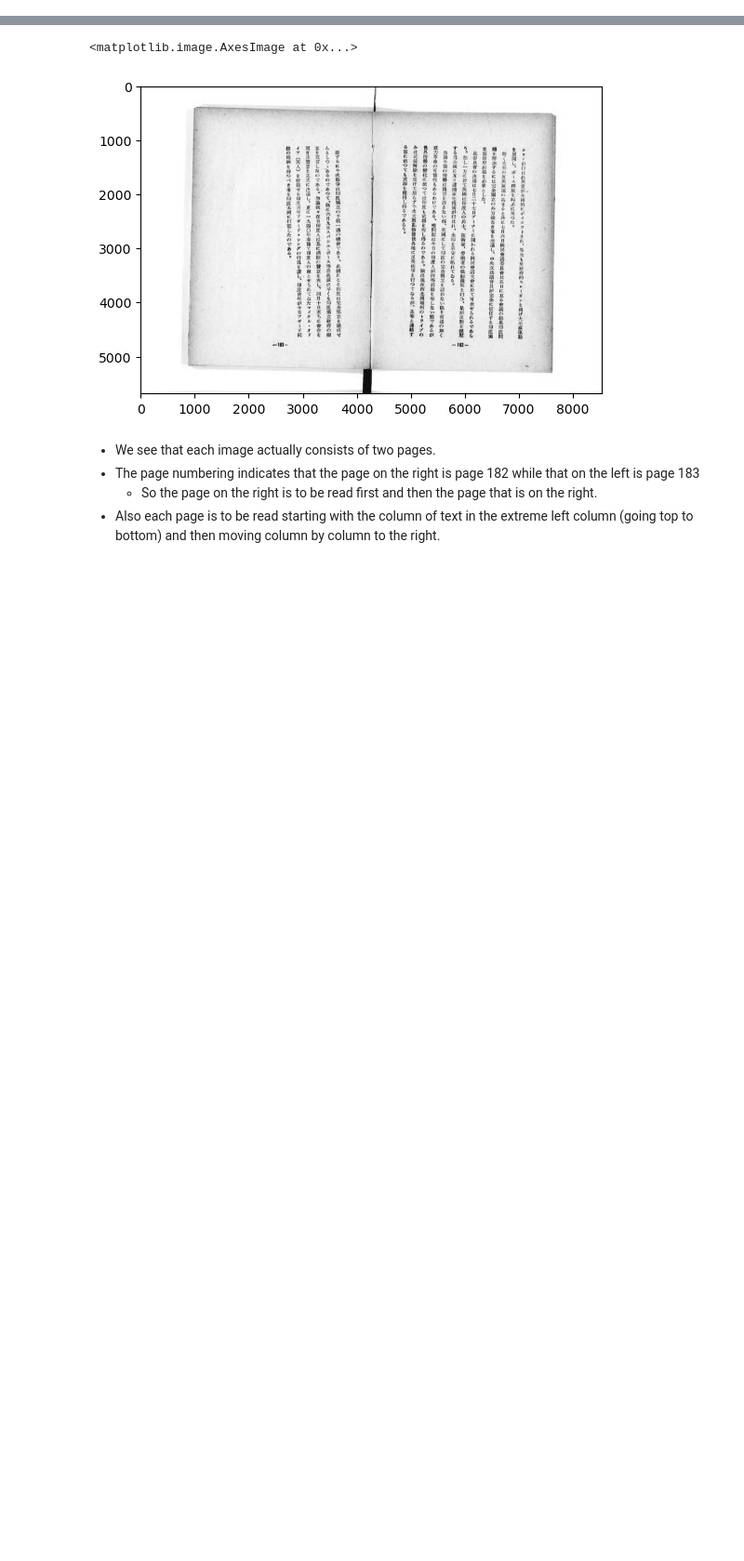
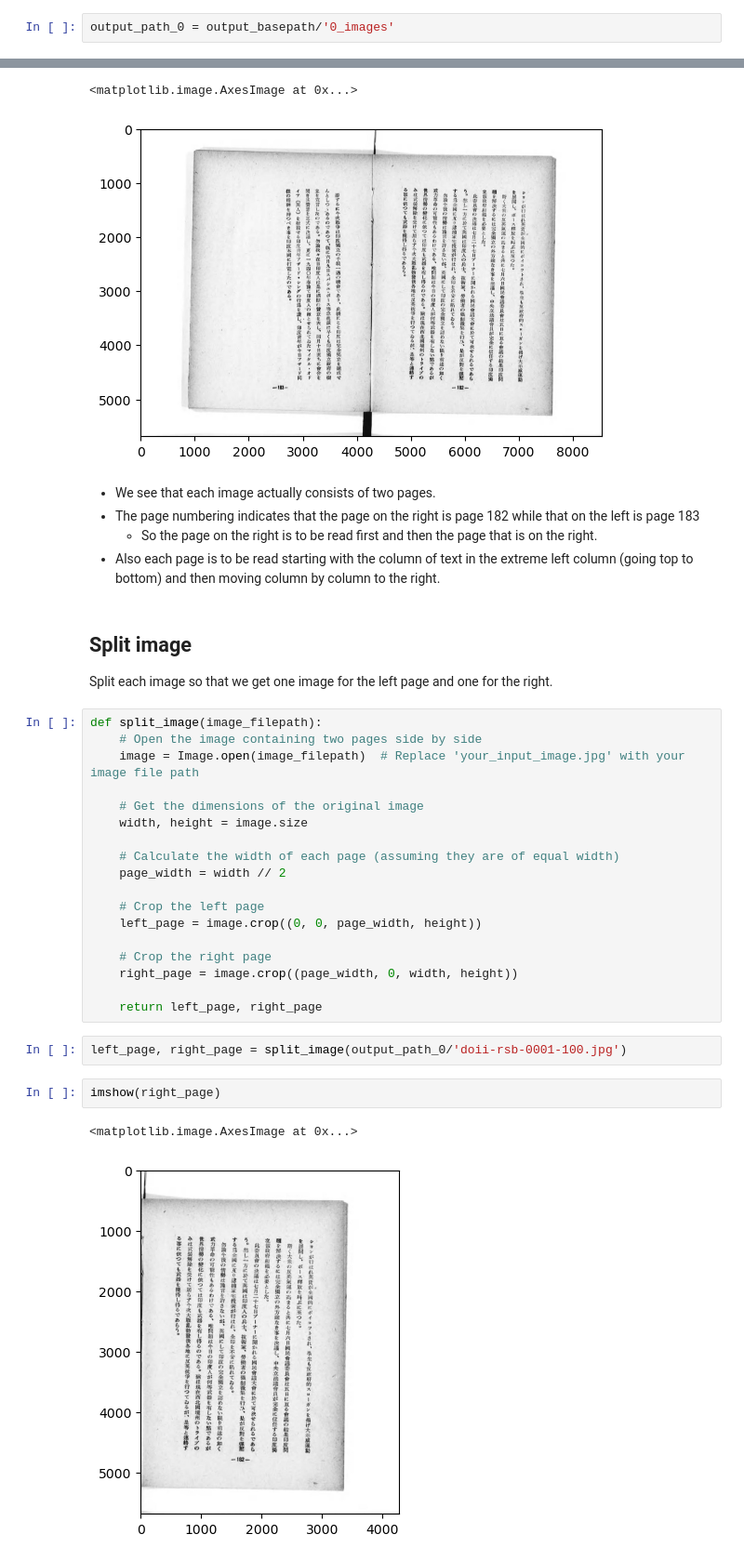
Before and after one commit to nasheqlbrm/jubilant-chainsaw, a Jupyter notebook: 0_preliminaries.ipynb, the cells around one changed output, grey strips where cells are left out. Shown: that part at 93% size. Cells and saved outputs as stored; diff of their text form; blank space fills up the shorter version.

Commit message:
Split each image into two. One for the left page and a second for the right.

```diff
--- a/0_preliminaries.ipynb
+++ b/0_preliminaries.ipynb
@@ -39,3 +37,5 @@ output_path_0 = output_basepath/'images_0'
+# %%
+output_path_0 = output_basepath/'0_images'
 # %%
 !mkdir -p {output_path_0}
 # %%
@@ -89,3 +89,32 @@ imshow(np.asarray(pil_im))
 * The page numbering indicates that the page on the right is page 182 while that on the left is page 183
     * So the page on the right is to be read first and then the page that is on the right.
 * Also each page is to be read starting with the column of text in the extreme left column (going top to bottom) and then moving column by column to the right.
+# %% [markdown]
+## Split image
+
+Split each image so that we get one image for the left page and one for the right.
+# %%
+def split_image(image_filepath):
+    # Open the image containing two pages side by side
+    image = Image.open(image_filepath)  # Replace 'your_input_image.jpg' with your image file path
+
+    # Get the dimensions of the original image
+    width, height = image.size
+
+    # Calculate the width of each page (assuming they are of equal width)
+    page_width = width // 2
+
+    # Crop the left page
+    left_page = image.crop((0, 0, page_width, height))
+
+    # Crop the right page
+    right_page = image.crop((page_width, 0, width, height))
+
+    return left_page, right_page
+# %%
+left_page, right_page = split_image(output_path_0/'doii-rsb-0001-100.jpg')
+# %%
+imshow(right_page)
+# %% [output]
+<matplotlib.image.AxesImage at 0x...>
+[figure, added]
```
Also changed, not shown: parts of 9 cells of this notebook.
